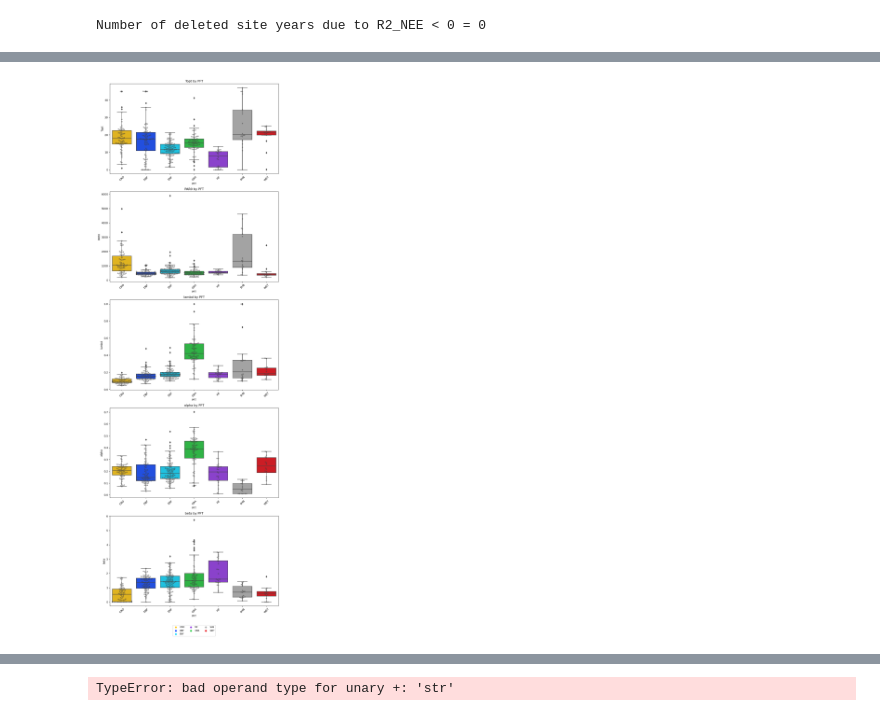
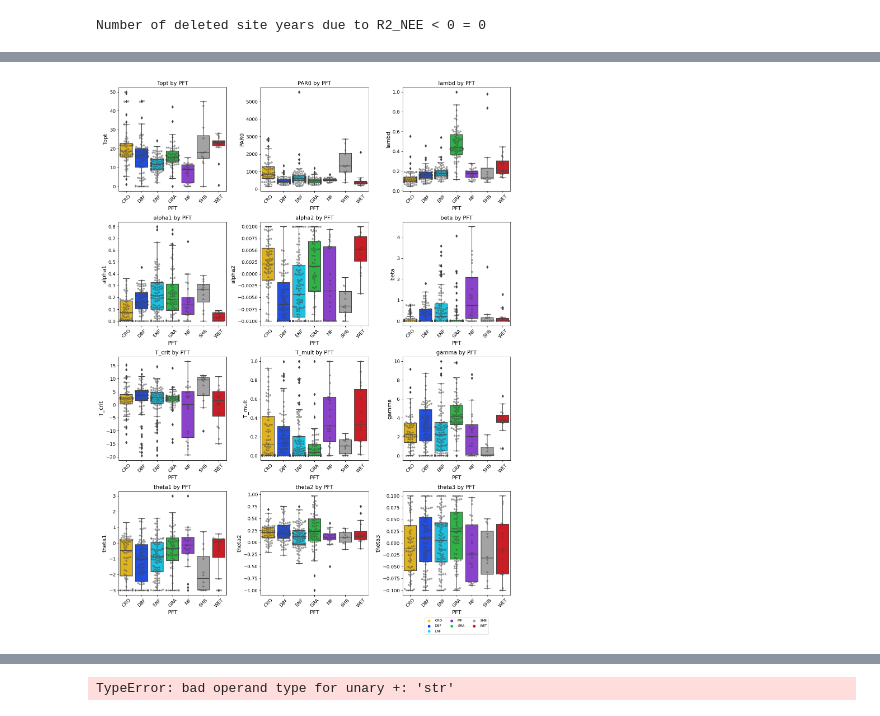
Before and after one commit to mareitzef/VPRM_tools, a Jupyter notebook: plots_for_VPRM_from_excel.ipynb, the cells around one changed output, grey strips where cells are left out. Saved outputs shown, nothing was run; the diff lists cells and outputs as text; code cells hidden in the pictures.

Commit message:
V7 with RECO and GPP FLUXNET tuning and impvoed plots

```diff
--- a/plots_for_VPRM_from_excel.ipynb
+++ b/plots_for_VPRM_from_excel.ipynb
@@ -5,7 +5,7 @@ import matplotlib.pyplot as plt
 import os
 import numpy as np
 
-VPRM_old_or_new = "old"
+VPRM_old_or_new = "new"
 version = "V4"
 
 region = "Europe" #  "Alps" or  "Europe"
@@ -132,7 +132,7 @@ import seaborn as sns
 
 df_parameters_nn = df_parameters.copy()
 df_parameters_nn = df_parameters_nn.dropna()
-
+font_size = 12
 color_palette = sns.color_palette('bright')
 pft_colors = {
     'CRO': color_palette[8],
@@ -154,14 +154,18 @@ poly = np.poly1d(coefficients)
 # plt.plot(df_parameters_nn["diff_unc"], poly(df_parameters_nn["diff_unc"]), color='red', label=f'y = {coefficients[0]:.2f}x + {coefficients[1]:.2f}')
 equation_regression = f'y = {coefficients[0]:.2f}x + {coefficients[1]:.2f}'
 equation_normal = 'y = x'
-plt.xlabel("JOINTUNC-RANDUNC")
-plt.ylabel("R2_NEE")
+plt.xlabel("JOINTUNC-RANDUNC", fontsize=font_size+2)
+plt.ylabel(r'$R2_{\mathrm{NEE}}$',fontsize=font_size+2)
 plt.grid(True)
+
+plt.xticks(fontsize=font_size)
+plt.yticks(fontsize=font_size)
 
 for pft, color in pft_colors.items():
     plt.scatter([], [], c=color, label=pft)  # Create an empty scatter plot for each PFT label
 
-plt.legend()
+
+plt.legend(fontsize=font_size)
 
 plt.tight_layout()
 plt.savefig(
@@ -343,23 +372,28 @@ colors = [pft_colors[pft] for pft in pft_order]
 
 if VPRM_old_or_new == "new":
     fig, axes = plt.subplots(nrows=4, ncols=3, figsize=(15, 20))
+    font_size = 12
 else:
     fig, axes = plt.subplots(nrows=5, ncols=1, figsize=(10, 30))
+    font_size = 14
 
 axes = axes.flatten()
 for i, parameter in enumerate(parameters_to_plot):
     sns.boxplot(x='PFT', y=parameter, data=df_parameters, ax=axes[i],palette=colors)
     sns.swarmplot(x='PFT', y=parameter, data=df_parameters, color="0.25", alpha=0.5, ax=axes[i])
-    axes[i].set_title(f'{parameter} by PFT')
-    axes[i].set_xlabel('PFT')
-    axes[i].set_ylabel(parameter)
+    axes[i].set_title(f'{parameter} by PFT',fontsize=font_size+2, weight='bold')
+    axes[i].set_xlabel('PFT',fontsize=font_size+2)
+    axes[i].set_ylabel(parameter,fontsize=font_size+2)
     axes[i].tick_params(axis='x', rotation=45)
+    axes[i].tick_params(axis='both', which='major', labelsize=font_size)
+
+
 
 handles = []
 for pft, color in pft_colors.items():
     handles.append(plt.scatter([], [], c=color, label=pft))
 
-plt.legend(handles=handles, bbox_to_anchor=(0.5, -0.2), loc='upper center', ncol=len(pft_colors)//2, fontsize='small')
+plt.legend(handles=handles, bbox_to_anchor=(0.5, -0.2), loc='upper center', ncol=len(pft_colors)//2, labelsize=font_size)
 
 plt.tight_layout()
 plt.savefig(
@@ -391,8 +425,8 @@ The PostScript backend does not support transparency; partially transparent arti
 The PostScript backend does not support transparency; partially transparent artists will be rendered opaque.
 The PostScript backend does not support transparency; partially transparent artists will be rendered opaque.
 The PostScript backend does not support transparency; partially transparent artists will be rendered opaque.
 The PostScript backend does not support transparency; partially transparent artists will be rendered opaque.
-[figure, old version]
+[figure, new version]
 # %%
 import seaborn as sns
 import matplotlib.pyplot as plt
```
Also changed, not shown: parts of 7 cells of this notebook, 5 other files.
